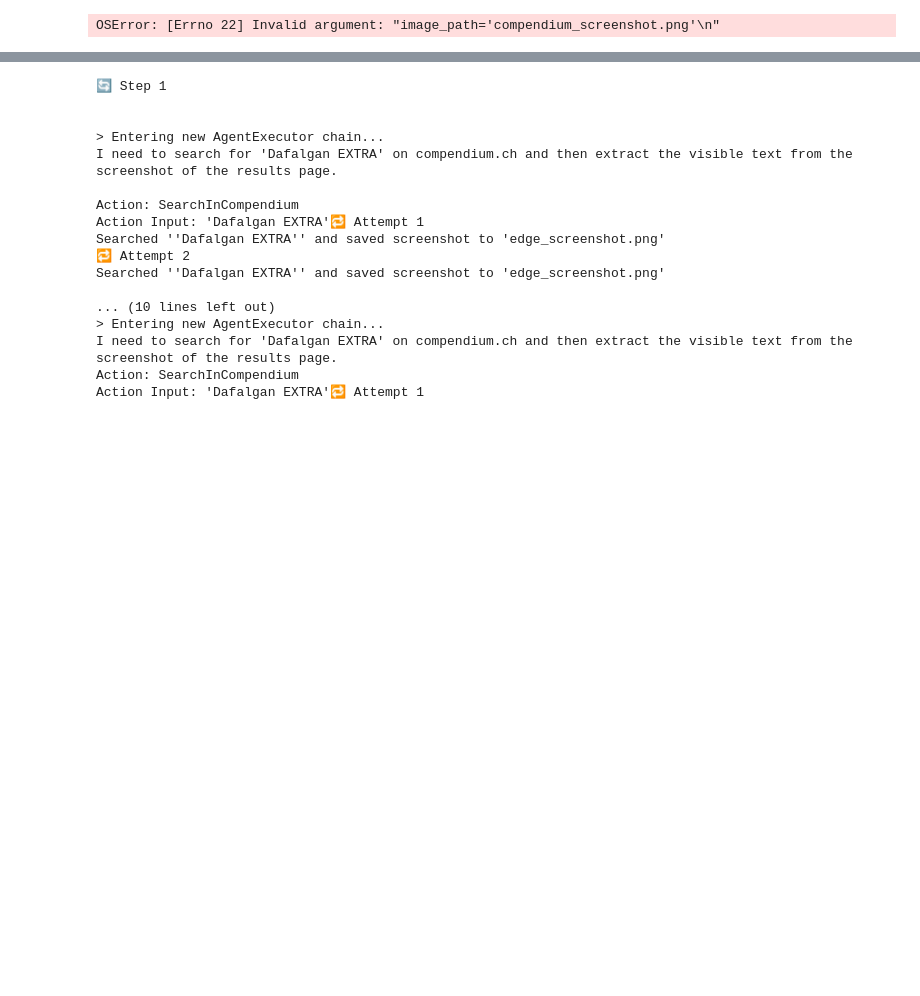
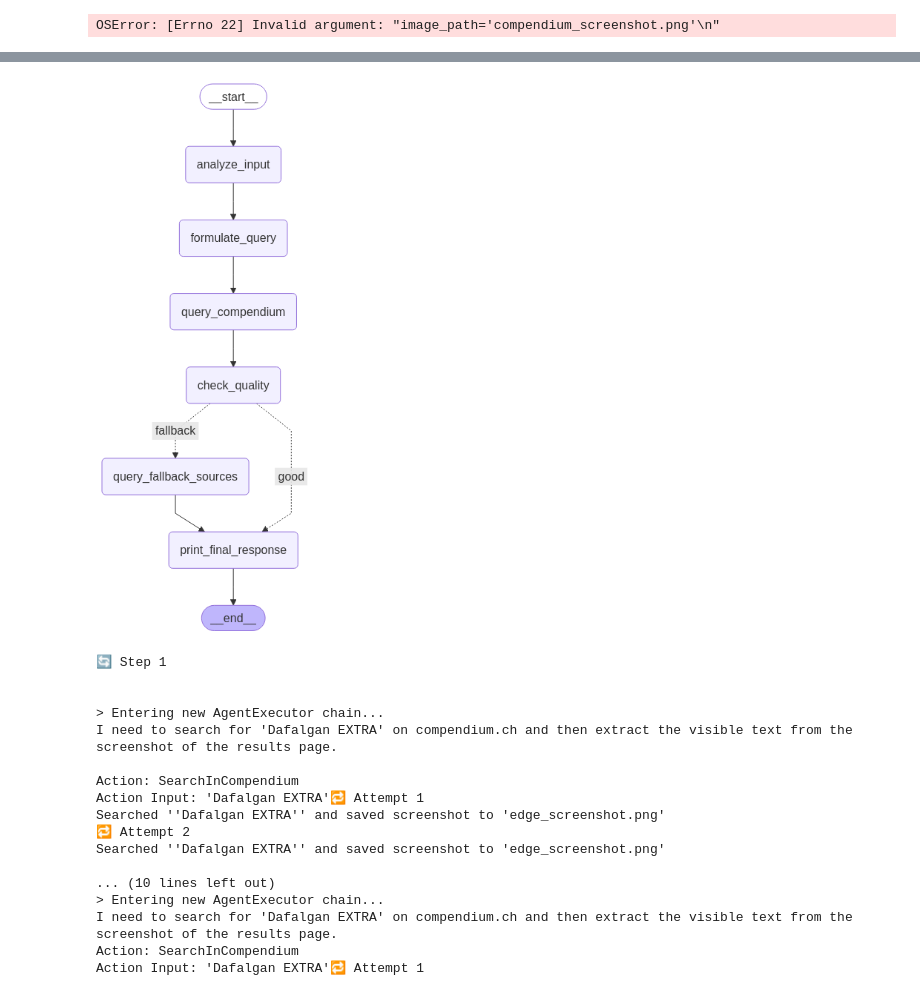
Before and after one commit to rfahrn/Apotheker-Agents, a Jupyter notebook: starter.ipynb, the cells around one changed output, grey strips where cells are left out. Saved outputs shown, nothing was run; the diff lists cells and outputs as text; code cells hidden in the pictures; blank space fills up the shorter version.

```diff
--- a/starter.ipynb
+++ b/starter.ipynb
@@ -234 +693,93 @@ OSError: [Errno 22] Invalid argument: "image_path='compendium_screenshot.png'\n"
+# %%
+from langgraph.graph import StateGraph, END
+from langchain_core.runnables import RunnableLambda
+from typing import TypedDict
+
+# === Define the state ===
+class AgentState(TypedDict):
+    input: str
+    dropdown_type: str
+    dropdown_class: str
+    cleaned_input: str
+    query: str
+    result: str
+    source: str
+
+# === Nodes ===
+
+def analyze_input(state: AgentState) -> AgentState:
+    user_input = state["input"].strip().lower()
+    dropdown = state["dropdown_type"]
+    drug_class = state["dropdown_class"]
+    cleaned = user_input.title()  # you can also apply spelling correction
+    return {**state, "cleaned_input": cleaned}
+
+def formulate_query(state: AgentState) -> AgentState:
+    mapping = {
+        "wirkung": "Was ist die Wirkung von",
+        "lagerung": "Wie sollte man lagern",
+        "interaktionen": "Welche Interaktionen gibt es bei",
+        "dosierung": "Wie lautet die empfohlene Dosierung von",
+    }
+    prefix = mapping.get(state["dropdown_type"], "Information über")
+    full_query = f"{prefix} {state['cleaned_input']}?"
+    return {**state, "query": full_query}
+
+def query_compendium(state: AgentState) -> AgentState:
+    result = f"[compendium result for: {state['query']}]"
+    return {**state, "result": result, "source": "compendium"}
+
+def check_quality(state: AgentState) -> str:
+    if "keine" in state["result"].lower() or len(state["result"]) < 50:
+        return "fallback"
+    else:
+        return "good"
+
+def query_fallback_sources(state: AgentState) -> AgentState:
+    # Replace with real FDA/EMA logic
+    result = f"[fallback result for: {state['query']}]"
+    return {**state, "result": result, "source": "fda"}
+
+def print_final_response(state: AgentState) -> AgentState:
+    print("✅ Antwort:", state["result"])
+    print("📦 Quelle:", state["source"])
+    return state
+
+
+graph_builder = StateGraph(AgentState)
+
+graph_builder.add_node("analyze_input", RunnableLambda(analyze_input))
+graph_builder.add_node("formulate_query", RunnableLambda(formulate_query))
+graph_builder.add_node("query_compendium", RunnableLambda(query_compendium))
+graph_builder.add_node("query_fallback_sources", RunnableLambda(query_fallback_sources))
+graph_builder.add_node("print_final_response", RunnableLambda(print_final_response))
+
+graph_builder.add_conditional_edges("check_quality", check_quality, {
+    "good": "print_final_response",
+    "fallback": "query_fallback_sources"
+})
+
+graph_builder.add_node("check_quality", RunnableLambda(check_quality))
+
+# Edges
+graph_builder.set_entry_point("analyze_input")
+graph_builder.add_edge("analyze_input", "formulate_query")
+graph_builder.add_edge("formulate_query", "query_compendium")
+graph_builder.add_edge("query_compendium", "check_quality")
+graph_builder.add_edge("query_fallback_sources", "print_final_response")
+graph_builder.add_edge("print_final_response", END)
+
+graph = graph_builder.compile()
+from IPython.display import Image, display
+from langchain_core.runnables.graph import CurveStyle, MermaidDrawMethod, NodeStyles
+
+display(
+    Image(
+        graph.get_graph().draw_mermaid_png(
+            draw_method=MermaidDrawMethod.API,
+        )
+    )
+)
+# %% [output]
+[figure, added]
 # %%
```
Also changed, not shown: parts of 8 cells of this notebook, 1 other file.
